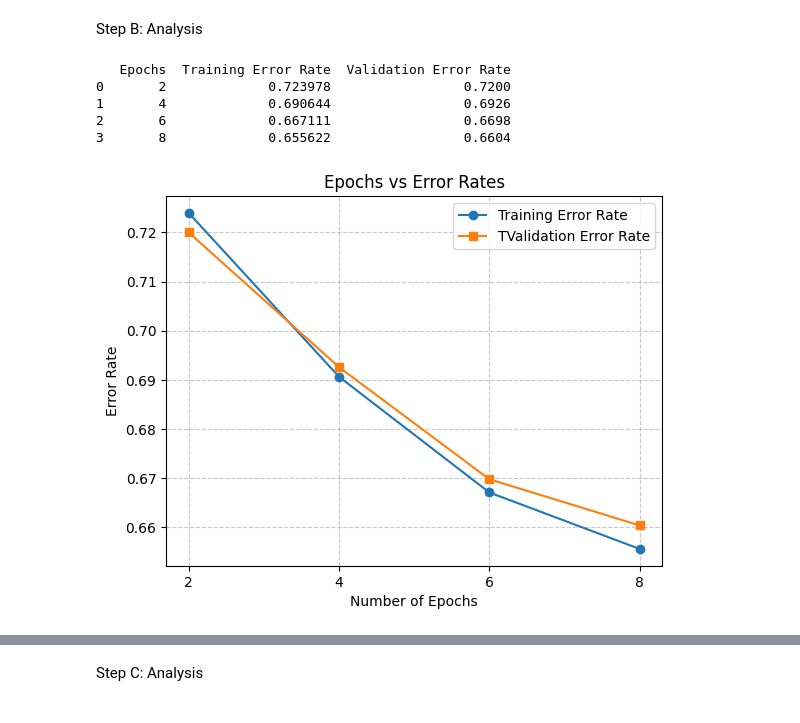
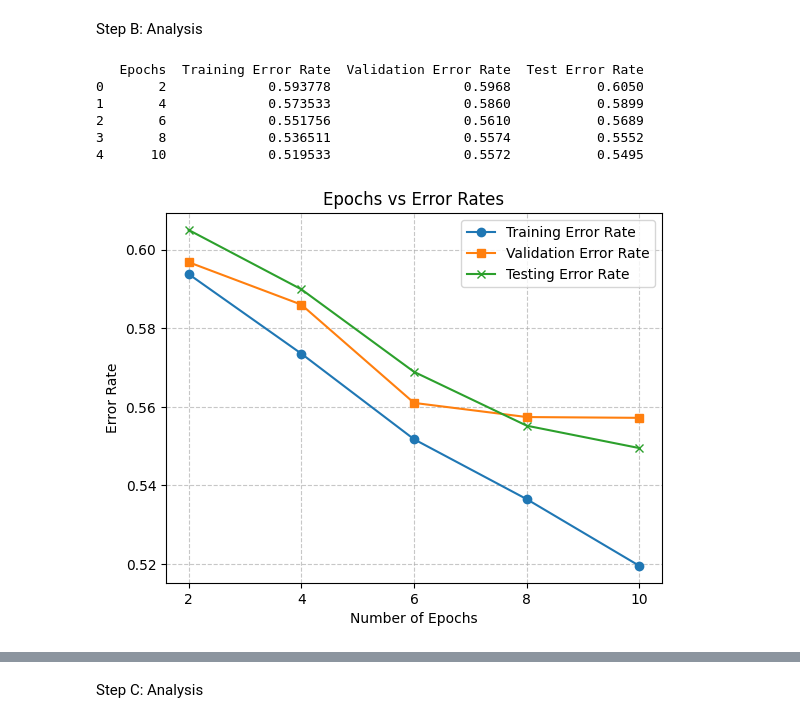
Before and after one commit to Fodezy/A2, a Jupyter notebook: step-two/step-two.ipynb, the cells around one changed output, grey strips where cells are left out. Drawn from its saved outputs; the diff is of its cells as text; code cells hidden in the pictures.

```diff
--- a/step-two/step-two.ipynb
+++ b/step-two/step-two.ipynb
@@ -67,10 +68,16 @@ batch_size = 250
 learning_rate = 0.0005 #[0.0005 - 0.5] try different rates here
 init_wb_mode = "random" #can be: random or zero
 
+transform = transforms.Compose([
+    transforms.ToTensor(),
+    transforms.Normalize((0.5, 0.5, 0.5),
+                         (0.5, 0.5, 0.5))
+])
+
 # import CIFAR 10 data set
 # need to split training dataset in 90/10 to use for training error rates and then final validation error rates
 full_train_dataset = torchvision.datasets.CIFAR10(root='./data', train=True,
-                                             transform=transforms.ToTensor(), download=True)
+                                             transform=transform, download=True)
 training_size = 45000
 validation_size = 5000
 
@@ -82,7 +89,7 @@ training_dataset, validation_dataset = random_split(
 )
 
 test_dataset = torchvision.datasets.CIFAR10(root='./data', train=False,
-                                             transform=transforms.ToTensor(), download=True)
+                                             transform=transform, download=True)
 
 # info from: https://www.geeksforgeeks.org/machine-learning/training-vs-testing-vs-validation-sets/
 # Need a training dataset, a validation dataset and a testing data set for the following reasons:
@@ -252,10 +259,10 @@ def run_experiment(setupObj):
             optimizer.step()
 
 
-    setupObj.execution_time = time.time()
+    setupObj.execution_time = time.time() - start_time
 
     setupObj.train_error, setupObj.train_f1_measure = evaluate_error_and_f1(model, train_loader, device)
-    setupObj.validation_error, setupObj.validation_f1_measure = evaluate_error_and_f1(model, train_loader, device)
+    setupObj.validation_error, setupObj.validation_f1_measure = evaluate_error_and_f1(model, validation_loader, device)
 
     setupObj.model = model
 
@@ -293,17 +303,21 @@ for e in epoch_range:
         hidden_nodes=150,
         hidden_layers=1,
         init_mode="random-xavier",
-        learning_rate=0.01,
+        learning_rate=0.15,
         dropout=0.0,
         act_type="sigmoid"
     )
 
     single_epoch_range_run = run_experiment(varying_epoch_setup)
+    single_epoch_range_run.test_error, _ = evaluate_error_and_f1(single_epoch_range_run.model, test_loader, device)
+
     varying_epoch.append(single_epoch_range_run)
 
     print(f"Epoch Count: {e}")
     print("Final Train Error:", single_epoch_range_run.train_error)
     print("Final Validation Error:", single_epoch_range_run.validation_error)
+    print("Final Testing Error:", single_epoch_range_run.test_error)
+
     print("----------------------------- \n")
 # %% [output]
 Epoch Count: 2
@@ -567,37 +592,41 @@ Step B: Analysis
 # %%
 # print(varying_epoch[0])
 
 epochs = [obj.epochs for obj in varying_epoch]
 train_errors = [obj.train_error for obj in varying_epoch]
 validation_errors = [obj.validation_error for obj in varying_epoch]
+test_errors = [obj.test_error for obj in varying_epoch]
 
 epoch_results = pd.DataFrame({
     "Epochs": epochs,
     "Training Error Rate": train_errors,
-    "Validation Error Rate": validation_errors
+    "Validation Error Rate": validation_errors,
+    "Test Error Rate": test_errors
 })
 
 print(epoch_results)
 # print(epochs)
 # print(train_errors)
 # print(test_errors)
 
 
 plt.plot(epochs, train_errors, marker='o', label="Training Error Rate")
 plt.plot(epochs, validation_errors, marker='s', label="Validation Error Rate")
+plt.plot(epochs, test_errors, marker='x', label="Testing Error Rate")
 
 plt.title('Epochs vs Error Rates')
 plt.xlabel("Number of Epochs")
 plt.ylabel("Error Rate")
 plt.xticks(epochs)
 plt.grid(True, linestyle='--', alpha=0.7)
 plt.legend()
 plt.show()
 # %% [output]
-   Epochs  Training Error Rate  Validation Error Rate
-0       2             0.723978                 0.7200
-1       4             0.690644                 0.6926
-2       6             0.667111                 0.6698
-3       8             0.655622                 0.6604
+   Epochs  Training Error Rate  Validation Error Rate  Test Error Rate
+0       2             0.593778                 0.5968           0.6050
+1       4             0.573533                 0.5860           0.5899
+2       6             0.551756                 0.5610           0.5689
+3       8             0.536511                 0.5574           0.5552
+4      10             0.519533                 0.5572           0.5495
-[figure, old version]
+[figure, new version]
 # %% [markdown]
```
Also changed, not shown: parts of 44 cells of this notebook, 1 other file.
